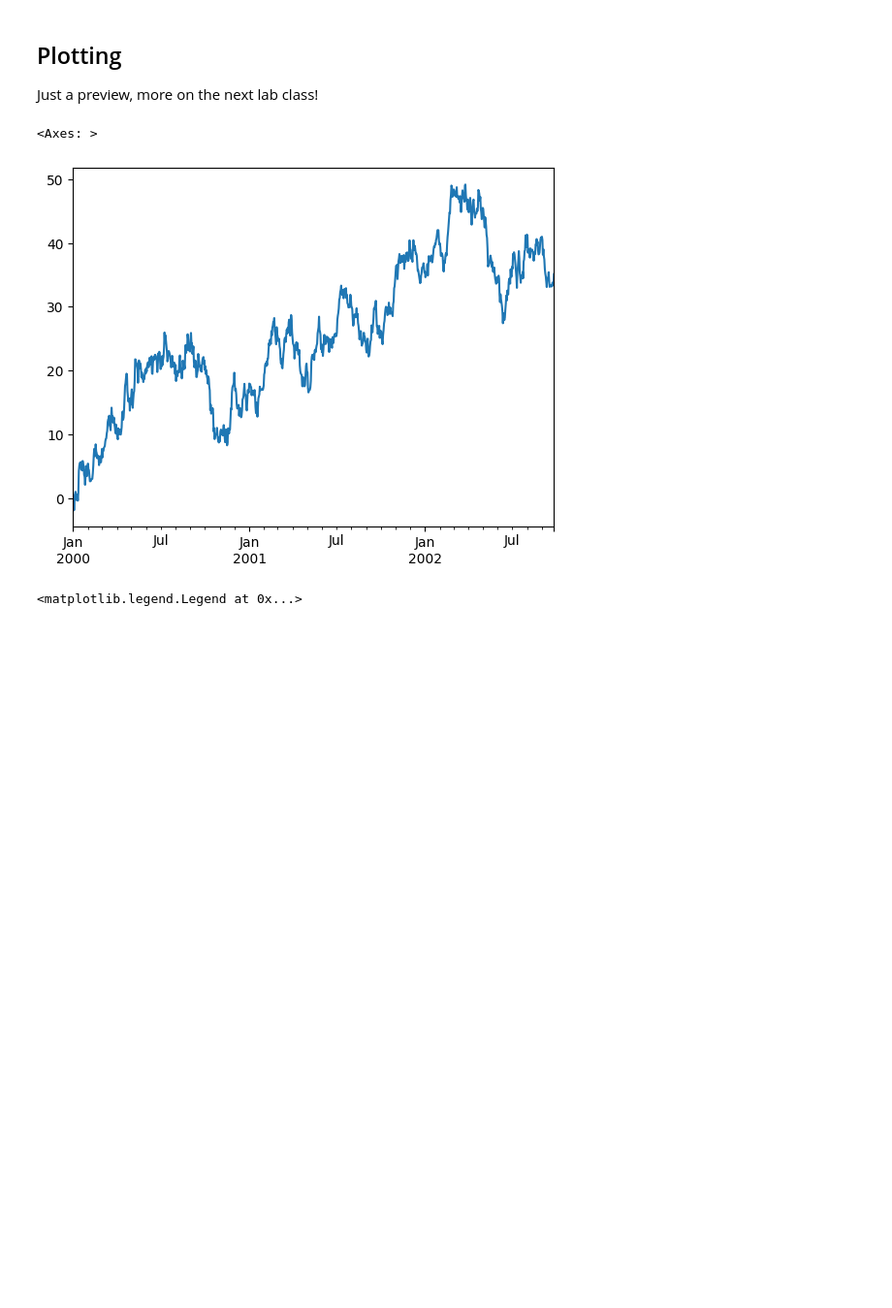
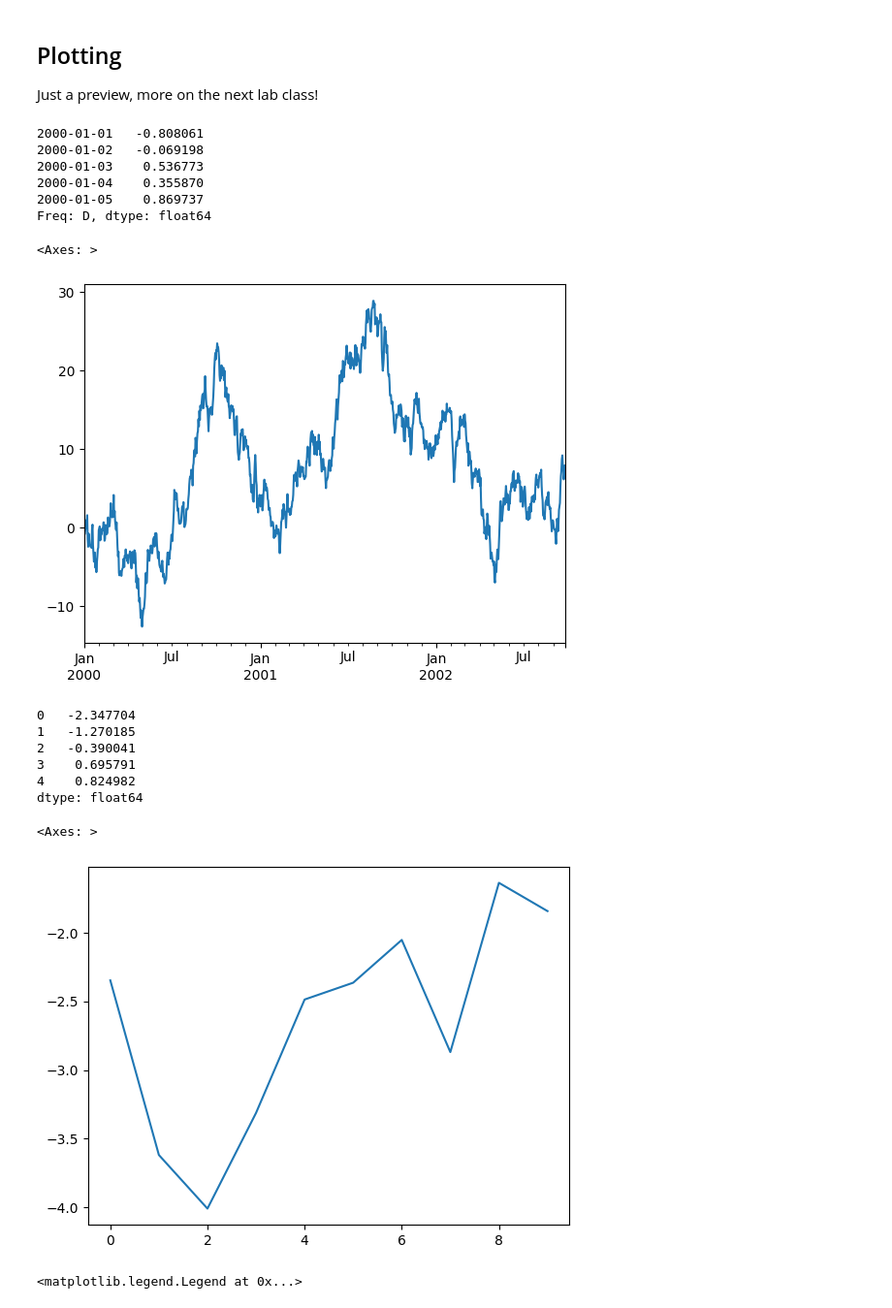
Before and after one commit to elenaniero/LaboratoryOfComputationalPhysics_Y8, a Jupyter notebook: 06_Pandas.ipynb, the cells around one changed output. Shown at 97% size. Cells and saved outputs as stored; diff of their text form; code cells hidden in the pictures; blank space fills up the shorter version.

```diff
--- a/06_Pandas.ipynb
+++ b/06_Pandas.ipynb
@@ -1205,10 +1176,30 @@ dtype: float64
 Just a preview, more on the next lab class!
 # %%
 ts = pd.Series(np.random.randn(1000), index=pd.date_range('1/1/2000', periods=1000))
+print(ts.head())
 ts.cumsum().plot()
 # %% [output]
-<Axes: >
+2000-01-01   -0.808061
+2000-01-02   -0.069198
+2000-01-03    0.536773
+2000-01-04    0.355870
+2000-01-05    0.869737
+Freq: D, dtype: float64
+<Axes: >
-[figure, old version]
+[figure, new version]
+# %%
+ts = pd.Series(np.random.randn(10), index= range(10))
+print(ts.head())
+ts.cumsum().plot()
+# %% [output]
+0   -2.347704
+1   -1.270185
+2   -0.390041
+3    0.695791
+4    0.824982
+dtype: float64
+<Axes: >
+[figure, added]
 # %%
 import matplotlib.pyplot as plt
 
```
Also changed, not shown: parts of 29 cells of this notebook.
